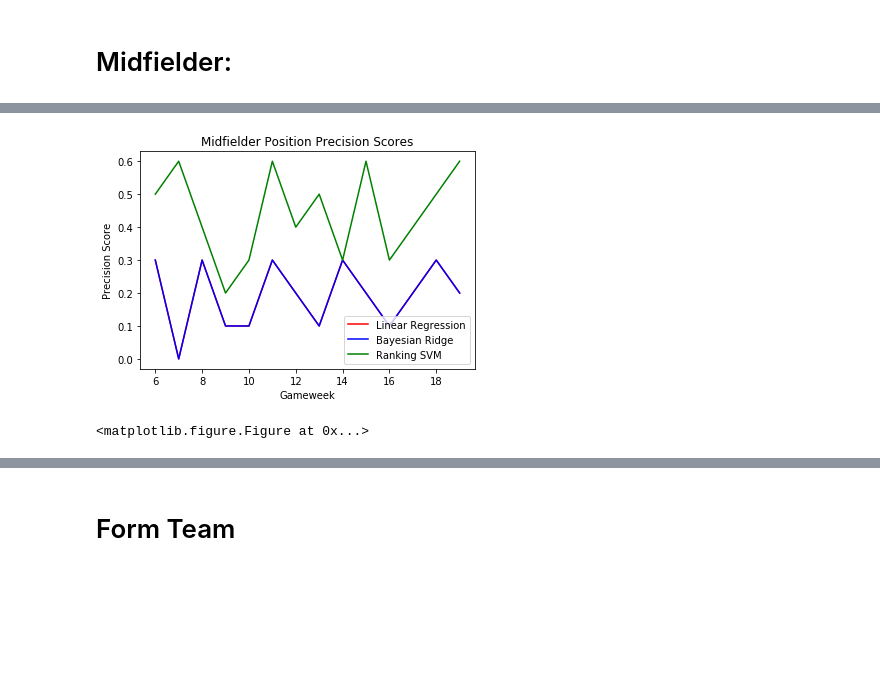
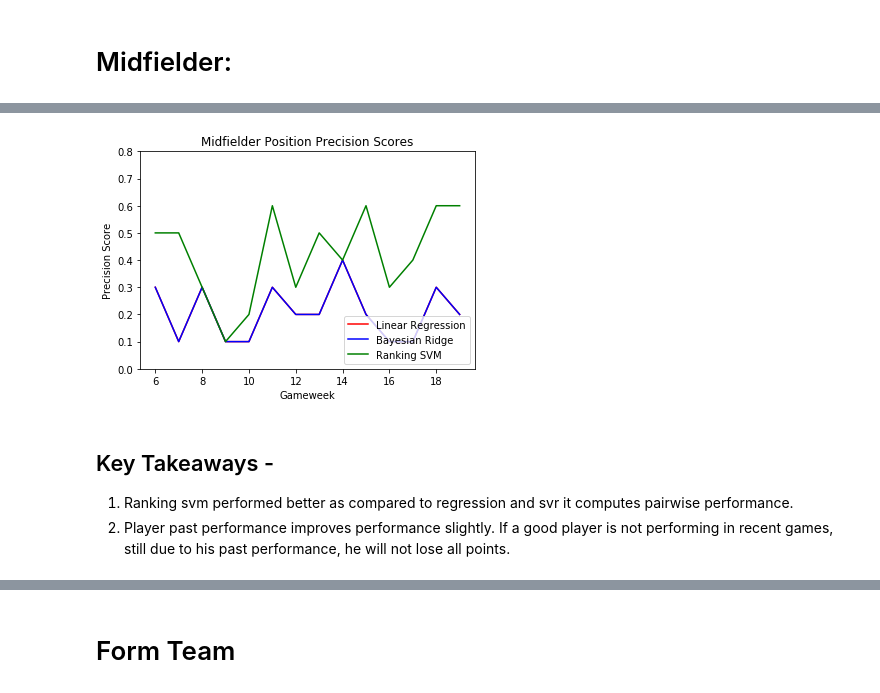
Before and after one commit to rivaldo4t/RecommendationOnFantasyLeague-ROFL, a Jupyter notebook: dataScrape_SB1.ipynb, the cells around one changed output, grey strips where cells are left out. Saved outputs shown, nothing was run; the diff lists cells and outputs as text; code cells hidden in the pictures; blank space fills up the shorter version.

```diff
--- a/dataScrape_SB1.ipynb
+++ b/dataScrape_SB1.ipynb
@@ -440,3 +167,0 @@ round
-# %%
-team_ids_df = pd.read_csv('data/2017-18_Team_IDs.txt', index_col='ID')
-print team_ids_df.loc[1]
@@ -1428,0 +1097,30 @@ print svm_rank
+# %%
+
+lin_f1, svr_f1, bayes_ridge_f1, svm_rank_f1 = get_midfielder_results(mid_features)
+
+print lin_f1
+print svr_f1
+print svm_rank_f1
+
+
+
+lin_f2, svr_f2, bayes_ridge_f2, svm_rank_f2 = get_midfielder_results(mid_features +past_history_features)
+
+print lin_f2
+print svr_f2
+print svm_rank_f2
+
+
+
+lin_f3, svr_f3, bayes_ridge_f3, svm_rank_f3 = get_midfielder_results(mid_features + mid_implicit_features +past_history_features)
+
+print lin_f3
+print svr_f3
+print svm_rank_f3
+
+
+lin_f4, svr_f4, bayes_ridge_f4, svm_rank_f4 = get_midfielder_results(mid_features + mid_implicit_features)
+
+print lin_f4
+print svr_f4
+print svm_rank_f4
@@ -1429,13 +1158,18 @@ print svm_rank
 # %%
-plt.plot(gw, lin.values(), 'r', label='Linear Regression')
-plt.plot(gw, bayes_ridge.values(), 'b', label='Bayesian Ridge')
-plt.plot(gw, svm_rank.values(), 'g', label='Ranking SVM')
+plt.plot(gw, lin_f2.values(), 'r', label='Linear Regression')
+plt.plot(gw, bayes_ridge_f2.values(), 'b', label='Bayesian Ridge')
+plt.plot(gw, svm_rank_f2.values(), 'g', label='Ranking SVM')
 plt.ylabel('Precision Score')
 plt.xlabel('Gameweek')
 plt.legend(loc='lower right')
 plt.title('Midfielder Position Precision Scores')
-plt.show()
+# plt.show()
+plt.ylim(0,0.8)
 plt.savefig('midfielder_precision.png')
 # %% [output]
-[figure, old version]
+[figure, new version]
-<matplotlib.figure.Figure at 0x...>
+# %% [markdown]
+## Key Takeaways -
+
+1. Ranking svm performed better as compared to regression and svr it computes pairwise performance.
+2. Player past performance improves performance slightly. If a good player is not performing in recent games, still due to his past performance, he will not lose all points.
```
Also changed, not shown: parts of 109 cells of this notebook, 5 other files.
